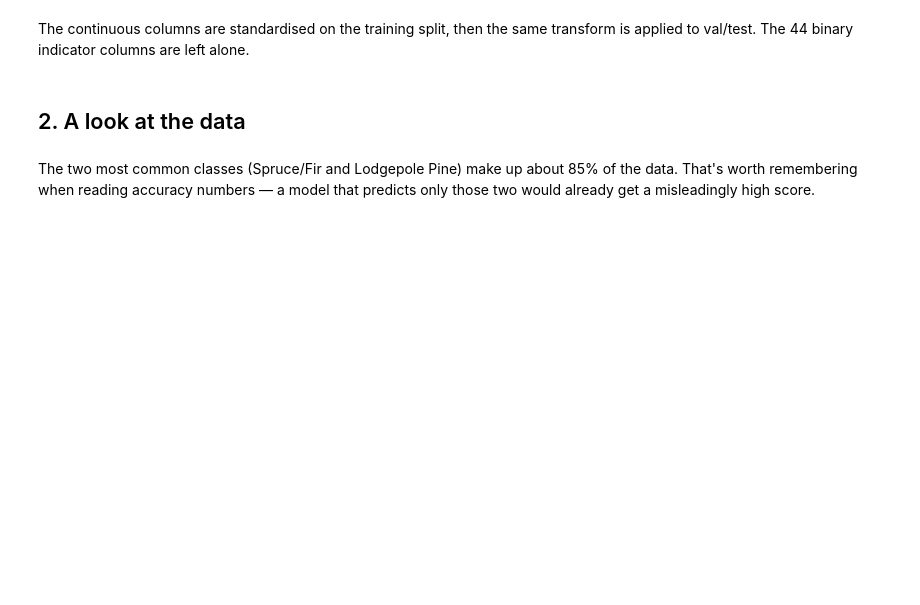
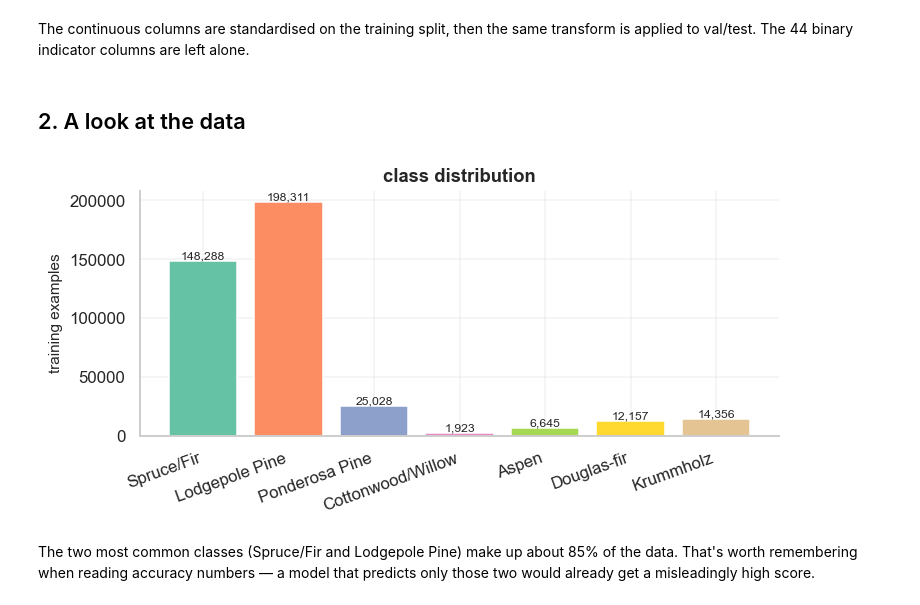
Before and after one commit to Ahmad-Jaradat-Space/forest-cover-type, a Jupyter notebook: notebook.ipynb, the cells around one changed output. Cells and saved outputs as stored; diff of their text form; code cells hidden in the pictures; blank space fills up the shorter version.

```diff
--- a/notebook.ipynb
+++ b/notebook.ipynb
@@ -19,6 +19,8 @@ import data
 import models
 import plots
 
+plots.apply_style()
+
 X_train, y_train, X_val, y_val, X_test, y_test = data.load(seed=0)
 print(f"train {X_train.shape}, val {X_val.shape}, test {X_test.shape}")
 print(f"features: {X_train.shape[1]} (10 continuous, 4 wilderness, 40 soil)")
@@ -39,3 +34,9 @@ counts
+# %%
+plots.class_balance_bar(y_train, data.CLASS_NAMES)
+plt.tight_layout()
+plt.show()
+# %% [output]
+[figure, added]
 # %% [markdown]
 The two most common classes (Spruce/Fir and Lodgepole Pine) make up about 85% of the data. That's worth remembering when reading accuracy numbers — a model that predicts only those two would already get a misleadingly high score.
 # %%
```
Also changed, not shown: parts of 19 cells of this notebook, 1 other file.
